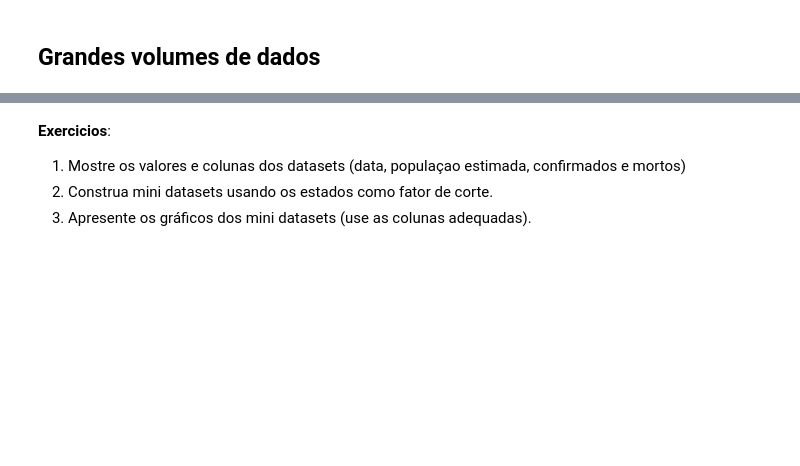
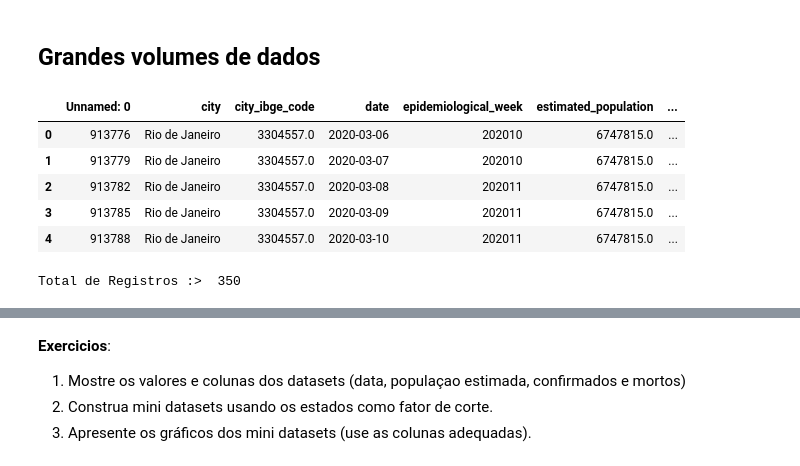
Before and after one commit to zavaleta/Fundamentos_DS, a Jupyter notebook: FCD_M2_2_Pandas.ipynb, the cells around one changed output, grey strips where cells are left out. Cells and saved outputs as stored; diff of their text form; code cells hidden in the pictures; blank space fills up the shorter version.

```diff
--- a/FCD_M2_2_Pandas.ipynb
+++ b/FCD_M2_2_Pandas.ipynb
@@ -678,11 +678,21 @@ df_area.plot.pie(subplots=True,figsize=(15,10));
 ## Grandes volumes de dados
 # %%
 # exemplo 2: dataset - covid19-deaths
-ctotal = pd.read_csv('data/covid-19_casos_full.csv',delimiter=',')
+#ctotal = pd.read_csv('data/covid-19_casos_full.csv',delimiter=',')
+ctotal = pd.read_csv('data/rio_full_casos.csv',delimiter=',')
 ctotal.head()
+# %% [output]
+|  | Unnamed: 0 | city | city_ibge_code | date | epidemiological_week | estimated_population | ... |
+| 0 | 913776 | Rio de Janeiro | 3304557.0 | 2020-03-06 | 202010 | 6747815.0 | ... |
+| 1 | 913779 | Rio de Janeiro | 3304557.0 | 2020-03-07 | 202010 | 6747815.0 | ... |
+| 2 | 913782 | Rio de Janeiro | 3304557.0 | 2020-03-08 | 202011 | 6747815.0 | ... |
+| 3 | 913785 | Rio de Janeiro | 3304557.0 | 2020-03-09 | 202011 | 6747815.0 | ... |
+| 4 | 913788 | Rio de Janeiro | 3304557.0 | 2020-03-10 | 202011 | 6747815.0 | ... |
 # %%
 # visualiza o total de registros
 print('Total de Registros :> ',len(ctotal))
+# %% [output]
+Total de Registros :>  350
 # %%
 estado_rj = ctotal[ctotal['state']=='RJ']
 estado_rj
```
Also changed, not shown: parts of 4 cells of this notebook, 1 other file.
